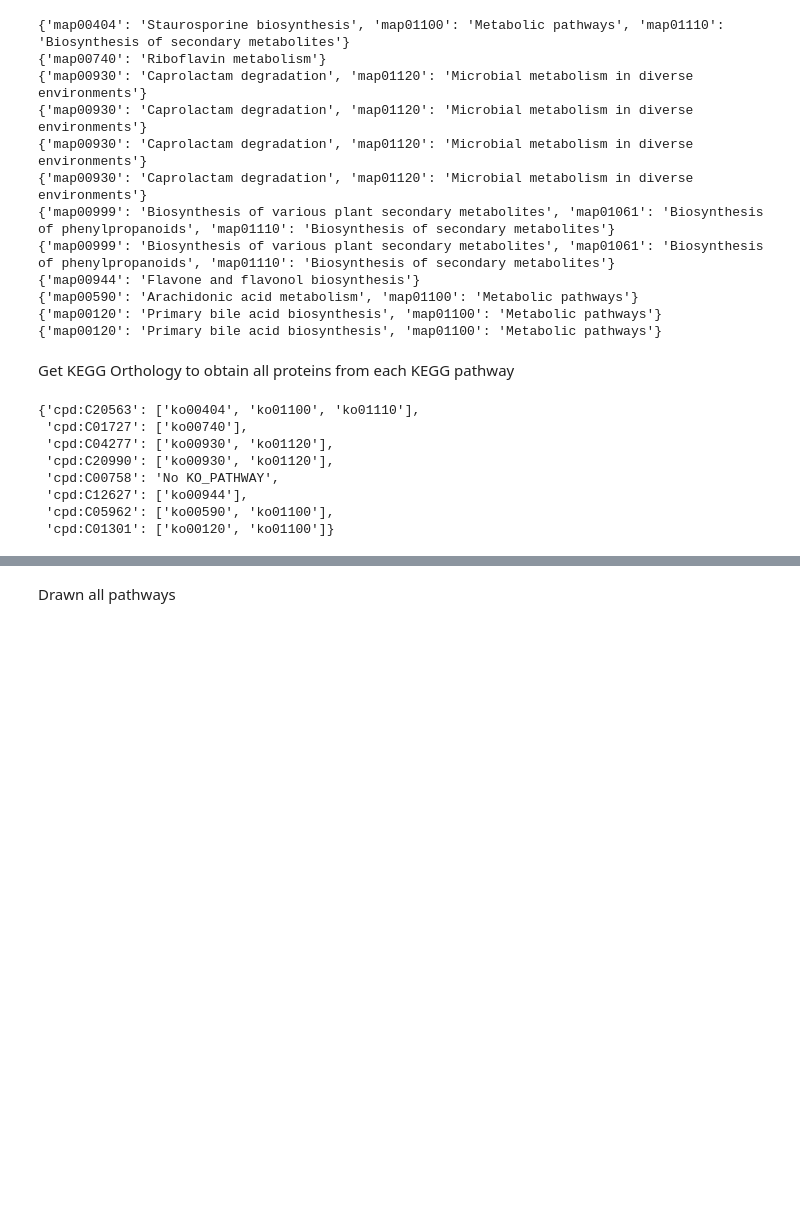
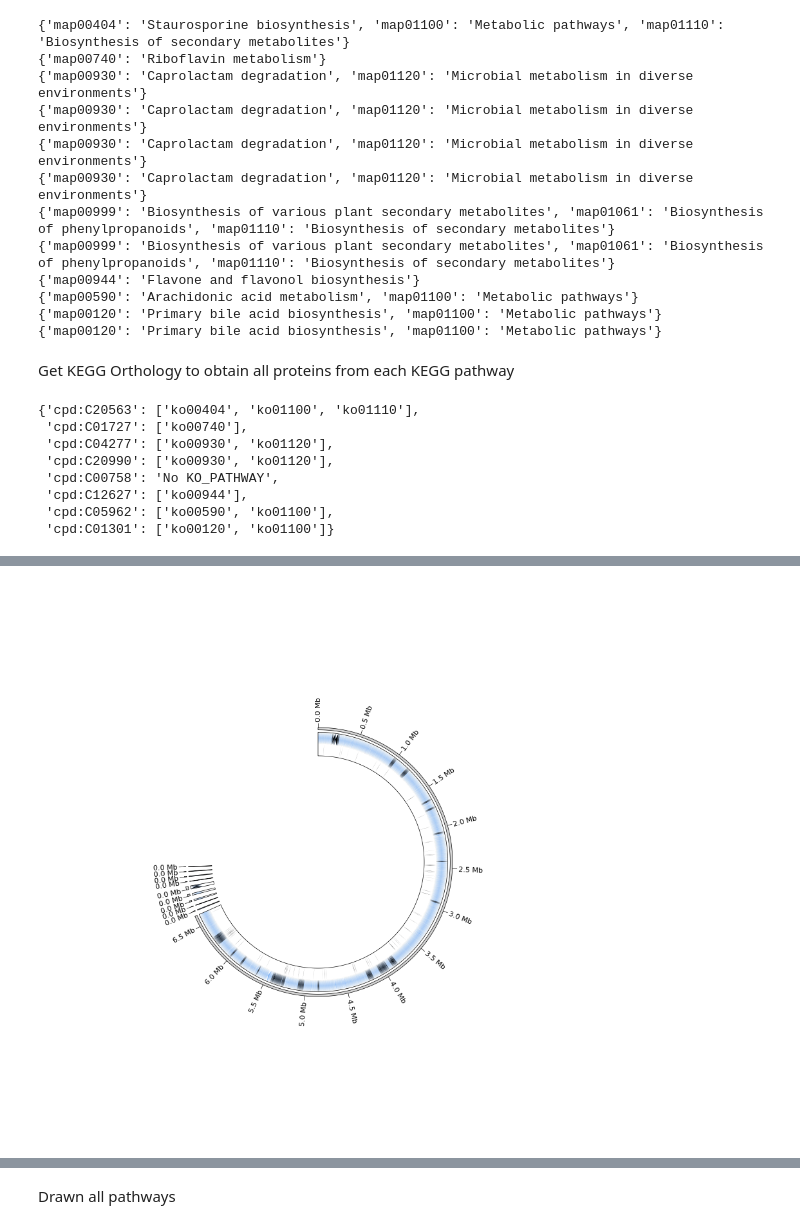
Before and after one commit to tiagocabralborelli/metabologenomics, a Jupyter notebook: notebooks/pathways.ipynb, the cells around one changed output, grey strips where cells are left out. Saved outputs shown, nothing was run; the diff lists cells and outputs as text; code cells hidden in the pictures; blank space fills up the shorter version.

```diff
--- a/notebooks/pathways.ipynb
+++ b/notebooks/pathways.ipynb
@@ -137,0 +124,78 @@ Illumina_KOs[0] #Staurosporine biosynthesis pathway (KO00404)
+# %%
+illumina_path = "../prokka/ilumina/PROKKA_11092023/PROKKA_11092023.gbk"
+illumina_proteins = get_bgcs(illumina_path,"locus_tag","EC_number")
+
+illumina_antismash_path = "../BGC/illumina/illumina-bgcs.gbk"
+illumina_BGC = get_bgcs(illumina_antismash_path,"locus_tag","eC_number")
+illumina_BGC = illumina_BGC.loc[illumina_BGC.type == "CDS"]
+illumina_BGC = illumina_proteins.loc[illumina_proteins.locus.isin(illumina_BGC.locus.to_list())]
+
+ko00404_ec_numbers = ko00404.merge(illumina_proteins, on = "EC_number")
+# %%
+sectors = {record.id:len(record.seq) for record in SeqIO.parse("../prokka/ilumina/PROKKA_11092023/PROKKA_11092023.fna","fasta")}
+circos = Circos(sectors,space = 2, start = 0.0, end = 270.0)
+
+ring_coord = (50,55)
+for sector in circos.sectors:
+        # Plot outer track with xticks
+    major_ticks_interval = 500000
+    minor_ticks_interval = 100000
+    outer_track = sector.add_track((56, 57))
+    outer_track.axis(fc="lightgrey")
+    outer_track.xticks_by_interval(
+        major_ticks_interval,
+        label_formatter=lambda v: f"{v/ 10 ** 6:.1f} Mb",
+        label_orientation = "vertical"
+    )
+
+    #Out
+    out_track = sector.add_track((ring_coord[0]-5, ring_coord[1]))
+    out_track.axis(fc="white", ec="black")
+
+    #Original CDS
+    df = illumina_proteins[illumina_proteins.seqid == sector.name]
+    for i in df.itertuples():
+        cds_ = sector.add_track((ring_coord[0], ring_coord[1]))
+        match i.strand:
+            case 1:
+                cds_.arrow(start = i.start, end = i.end, color = "#84b6f4")
+            case -1:
+                cds_.arrow(end = i.start, start= i.end, color = "#84b6f4")
+
+    #BGCs
+    df = illumina_BGC[illumina_BGC.seqid == sector.name]
+    for i in df.itertuples():
+        cds_ = sector.add_track((ring_coord[0], ring_coord[1]))
+        match i.strand:
+            case 1:
+                cds_.arrow(
+                    start = i.start,
+                    end =   i.end,
+                    color = "black")
+            case -1:
+                cds_.arrow(
+                    end =   i.start,
+                    start = i.end,
+                    color = "black")
+
+
+    #KEGG
+    df = ko00404_ec_numbers[ko00404_ec_numbers.seqid == sector.name]
+    for i in df.itertuples():
+        cds_ = sector.add_track((ring_coord[0]-5, ring_coord[1]-5))
+        match i.strand:
+            case 1:
+                cds_.arrow(
+                    start = i.start,
+                    end =   i.end,
+                    color = "black")
+            case -1:
+                cds_.arrow(
+                    end =   i.start,
+                    start = i.end,
+                    color = "black")
+
+fig = circos.plotfig()
+fig.savefig("Ring1.svg")
+# %% [output]
+[figure, added]
```
Also changed, not shown: parts of 51 cells of this notebook, 52 other files.
